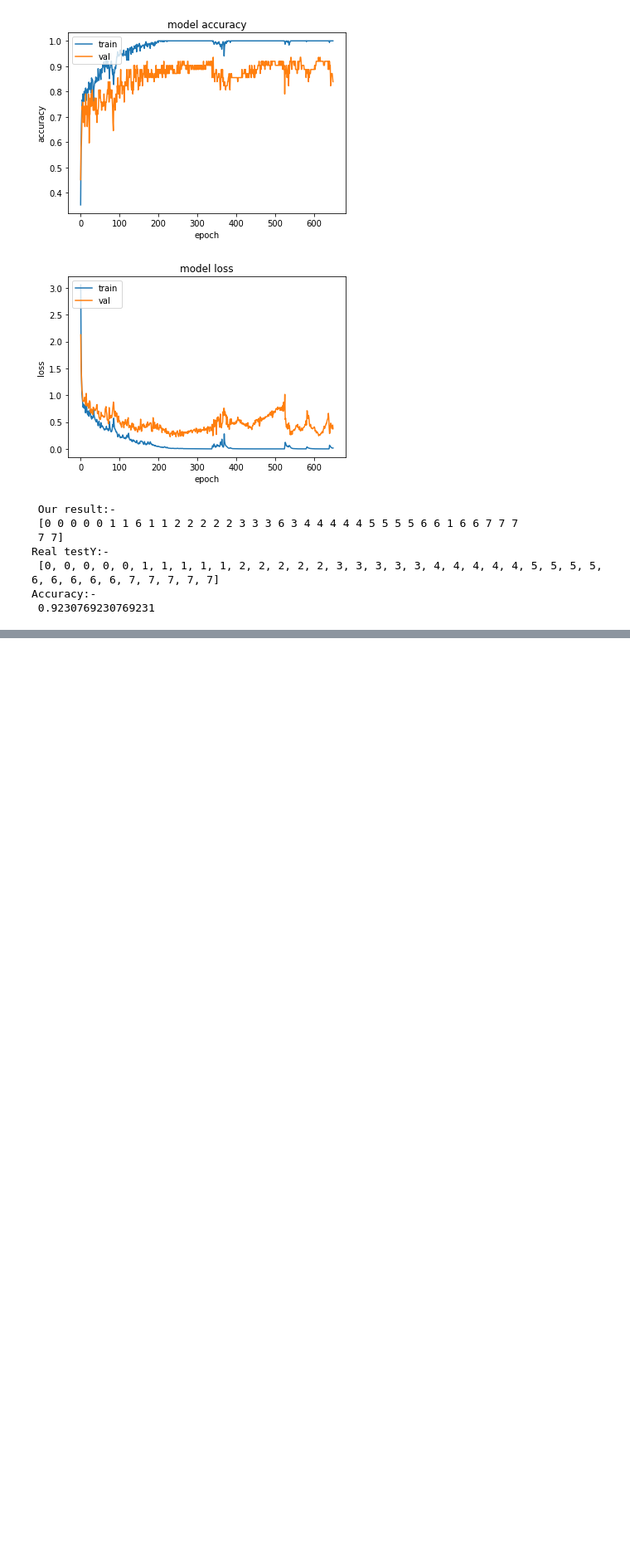
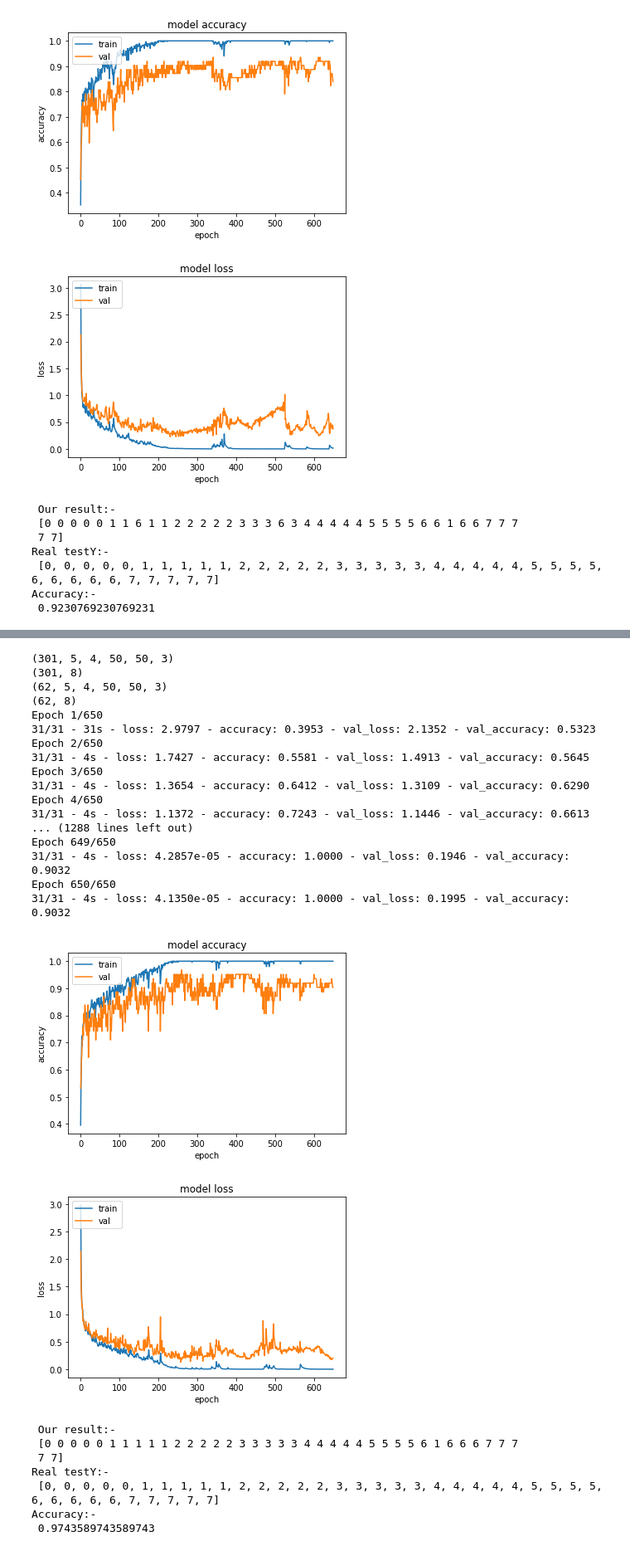
Before and after one commit to signLangProjectNIC/tf-cnn-lstm4, a Jupyter notebook: tf_cnn_lstm19_1.ipynb, the cells around one changed output, grey strips where cells are left out. Shown at 83% size. Saved outputs shown, nothing was run; the diff lists cells and outputs as text; code cells hidden in the pictures; blank space fills up the shorter version.

```diff
--- a/tf_cnn_lstm19_1.ipynb
+++ b/tf_cnn_lstm19_1.ipynb
@@ -795,2 +841,44 @@ Accuracy:-
+# %%
+layers=list()
+layers.append(tfKL.TimeDistributed(tfKL.Conv3D(filters=65,kernel_size=(3,3,3),activation='relu',trainable=True,kernel_regularizer=regularizers.l2(l2=0.19)),input_shape=(None,nLookback,height,width,channels)))
+layers.append(tfKL.TimeDistributed(tfKL.Flatten()))
+layers.append(tfKL.LSTM(units=142,activation='tanh',trainable=True))
+layers.append(tfKL.Dense(units=8,activation='softmax',trainable=True))
+
+
+with tpu_strategy.scope():
+  model=evaluateModel(layers,epochs=650)
+  Result=model.predict(np.reshape(np.asarray(testSetX),newshape=(np.shape(testSetX)[0],nSubsequences,nLookback,50,50,3)))
+  Result=np.argmax(Result,axis=1)
+  print(" Our result:- \n",Result)
+  print("Real testY:- \n",testSetY)
+  print("Accuracy:- \n",testAccuracy(Result,testSetY))
+# %% [output]
+(301, 5, 4, 50, 50, 3)
+(301, 8)
+(62, 5, 4, 50, 50, 3)
+(62, 8)
+Epoch 1/650
+31/31 - 31s - loss: 2.9797 - accuracy: 0.3953 - val_loss: 2.1352 - val_accuracy: 0.5323
+Epoch 2/650
+31/31 - 4s - loss: 1.7427 - accuracy: 0.5581 - val_loss: 1.4913 - val_accuracy: 0.5645
+Epoch 3/650
+31/31 - 4s - loss: 1.3654 - accuracy: 0.6412 - val_loss: 1.3109 - val_accuracy: 0.6290
+Epoch 4/650
+31/31 - 4s - loss: 1.1372 - accuracy: 0.7243 - val_loss: 1.1446 - val_accuracy: 0.6613
+... (1288 lines left out)
+Epoch 649/650
+31/31 - 4s - loss: 4.2857e-05 - accuracy: 1.0000 - val_loss: 0.1946 - val_accuracy: 0.9032
+Epoch 650/650
+31/31 - 4s - loss: 4.1350e-05 - accuracy: 1.0000 - val_loss: 0.1995 - val_accuracy: 0.9032
+[figure, added]
+[figure, added]
+ Our result:-
+ [0 0 0 0 0 1 1 1 1 1 2 2 2 2 2 3 3 3 3 3 4 4 4 4 4 5 5 5 5 6 1 6 6 6 7 7 7
+ 7 7]
+Real testY:-
+ [0, 0, 0, 0, 0, 1, 1, 1, 1, 1, 2, 2, 2, 2, 2, 3, 3, 3, 3, 3, 4, 4, 4, 4, 4, 5, 5, 5, 5, 6, 6, 6, 6, 6, 7, 7, 7, 7, 7]
+Accuracy:-
+ 0.9743589743589743
 # %%
 #SAVE THIS IN GITHUB AS 19_1
```
Also changed, not shown: parts of 5 cells of this notebook.
